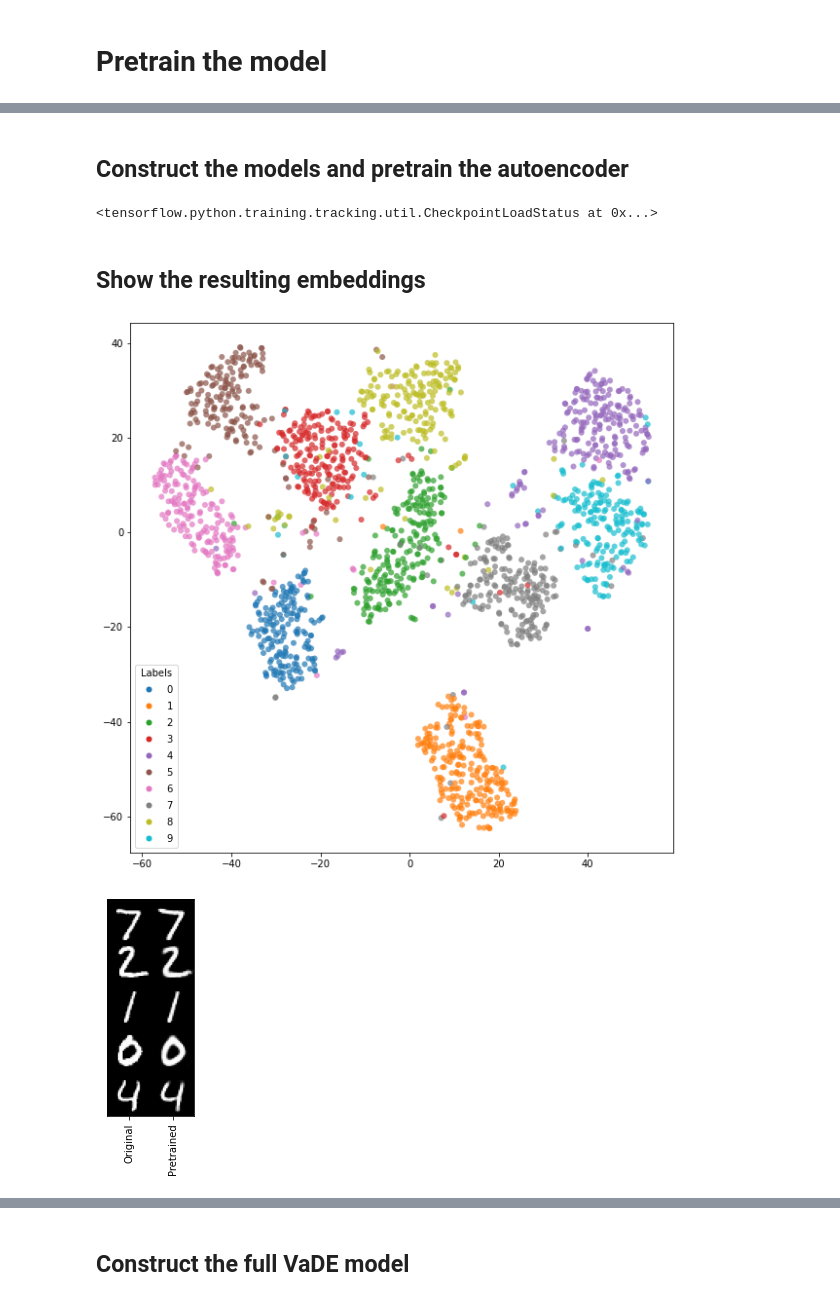
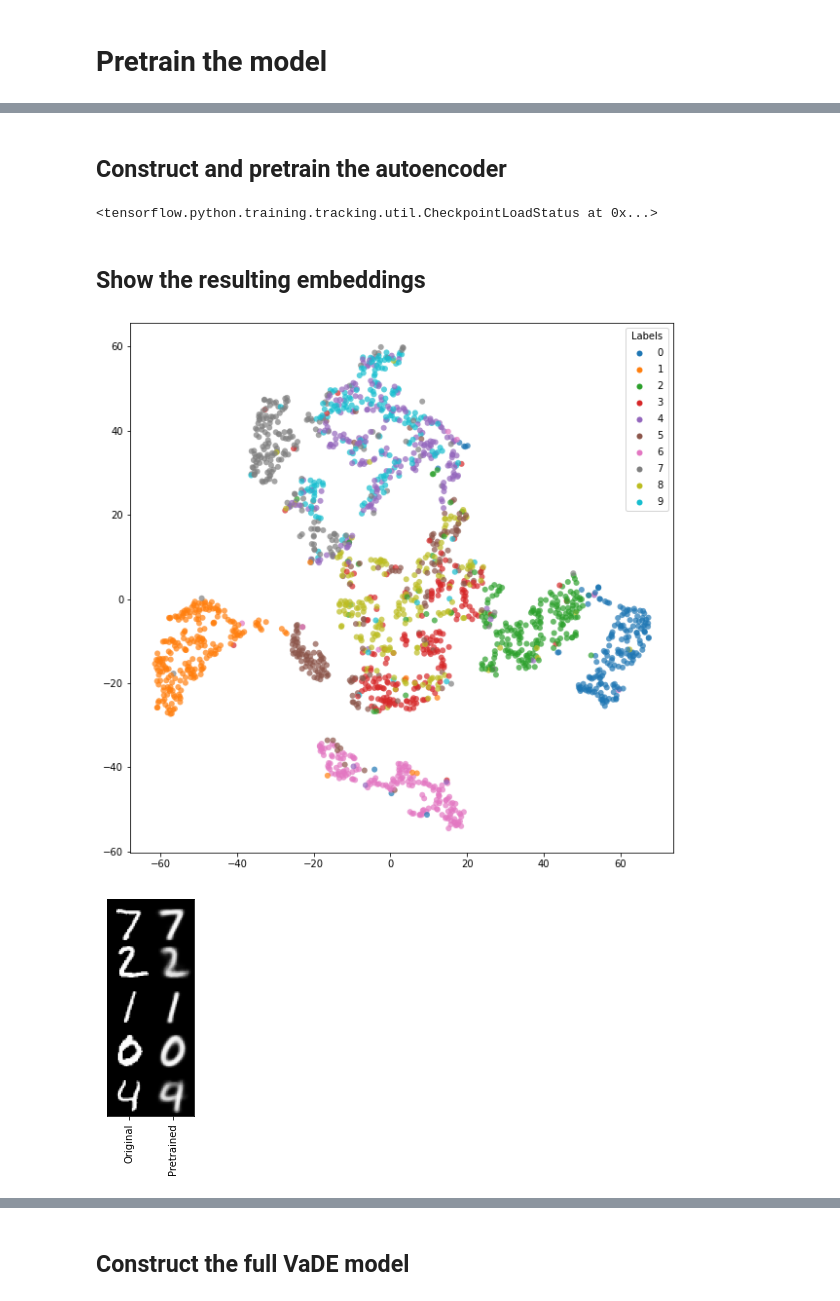
Before and after one commit to carlescn/MSc_bioinformatics_thesis, a Jupyter notebook: masters_thesis_models/vade_on_MNIST.ipynb, the cells around one changed output, grey strips where cells are left out. Drawn from its saved outputs; the diff is of its cells as text; code cells hidden in the pictures.

```diff
--- a/masters_thesis_models/vade_on_MNIST.ipynb
+++ b/masters_thesis_models/vade_on_MNIST.ipynb
@@ -31,45 +32,46 @@ x_test = x_test.reshape(-1, 28*28).astype("float")/255
 # %% [markdown]
-## Construct the models and pretrain the autoencoder
+## Construct and pretrain the autoencoder
-# %%
-IMG_DIM = 28*28
-LATENT_DIM = 10
-INTERMEDIATE_DIMS = (512, 512, 2048)
-N_CLASSES = 10
-
-EPOCHS = 20
-LEARNING_RATE = 0.001
-BATCH_SIZE = 128
-
-model_pretrain, model_vade = get_vade_models(N_CLASSES, IMG_DIM, LATENT_DIM, INTERMEDIATE_DIMS)
-
-# model_pretrain.compile(optimizer=keras.optimizers.Adam(learning_rate=LEARNING_RATE),
-#                        loss=keras.losses.BinaryCrossentropy(reduction='sum'))
-
-# model_pretrain.fit(x_train, x_train,
-#                    epochs=EPOCHS,
-#                    batch_size=128,
-#                    verbose=2,
-#                   )
-
-# model_pretrain.encoder.save_weights("model_weights/vade/pretrained/encoder")
-# model_pretrain.decoder.save_weights("model_weights/vade/pretrained/decoder")
-
-model_pretrain.encoder.load_weights("model_weights/vade/pretrained/encoder")
-model_pretrain.decoder.load_weights("model_weights/vade/pretrained/decoder")
-# %% [output]
-<tensorflow.python.training.tracking.util.CheckpointLoadStatus at 0x...>
+# %%
+IMG_DIM = 28*28
+LATENT_DIM = 10
+INTERMEDIATE_DIMS = (512, 512, 2048)
+
+EPOCHS = 50
+BATCH_SIZE = 128
+
+model_vae = get_vae_model(IMG_DIM, LATENT_DIM, INTERMEDIATE_DIMS)
+
+# model_vae.encoder.summary()
+# model_vae.decoder.summary()
+# %%
+# model_vae.compile(optimizer=keras.optimizers.Adam())
+
+# model_vae.fit(x_train,
+#                epochs=EPOCHS,
+#                batch_size=128,
+#                verbose=2,
+#               )
+
+# model_vae.save_weights("model_weights/cvae/pretrained/vae")
+
+model_vae.load_weights("model_weights/cvae/pretrained/vae")
+# %% [output]
+<tensorflow.python.training.tracking.util.CheckpointLoadStatus at 0x...>
 # %% [markdown]
 ## Show the resulting embeddings
 # %%
-z = model_pretrain.encode(x_test[0:2000])
-
-tsne = TSNE(n_components=2, init='pca')
-z_tsne = tsne.fit_transform(z)
-draw_embeddings(z_tsne, y_test[0:2000], alpha=0.7)
+if LATENT_DIM == 2:
+    z_train = model_vae.encode_only_mu(x_train)
+    draw_embeddings(z_train, y_train)
+else:
+    z_test = model_vae.encode_only_mu(x_test)
+    tsne = TSNE(n_components=2, init='pca')
+    z_tsne = tsne.fit_transform(z_test[0:2000])
+    draw_embeddings(z_tsne, y_test[0:2000], alpha=0.7)
 # %% [output]
-[figure, old version]
+[figure, new version]
 # %%
-compare_orig_vs_pretrained = compare_reconstructed_images_MNIST(x_test, model_pretrain.encoder, model_pretrain.decoder, ("Original", "Pretrained"))
+compare_orig_vs_pretrained = compare_reconstructed_images_MNIST(x_test, model_vae.encoder, model_vae.decoder, ("Original", "Pretrained"))
 # %% [output]
-[figure, old version]
+[figure, new version]
 # %% [markdown]
```
Also changed, not shown: parts of 42 cells of this notebook.
